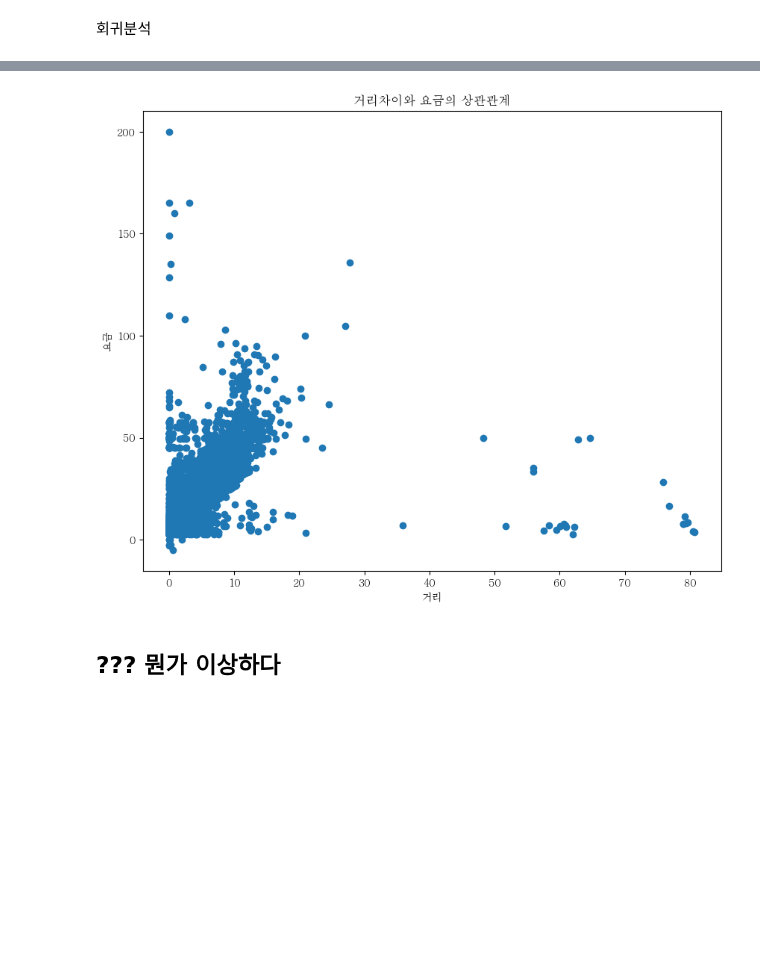
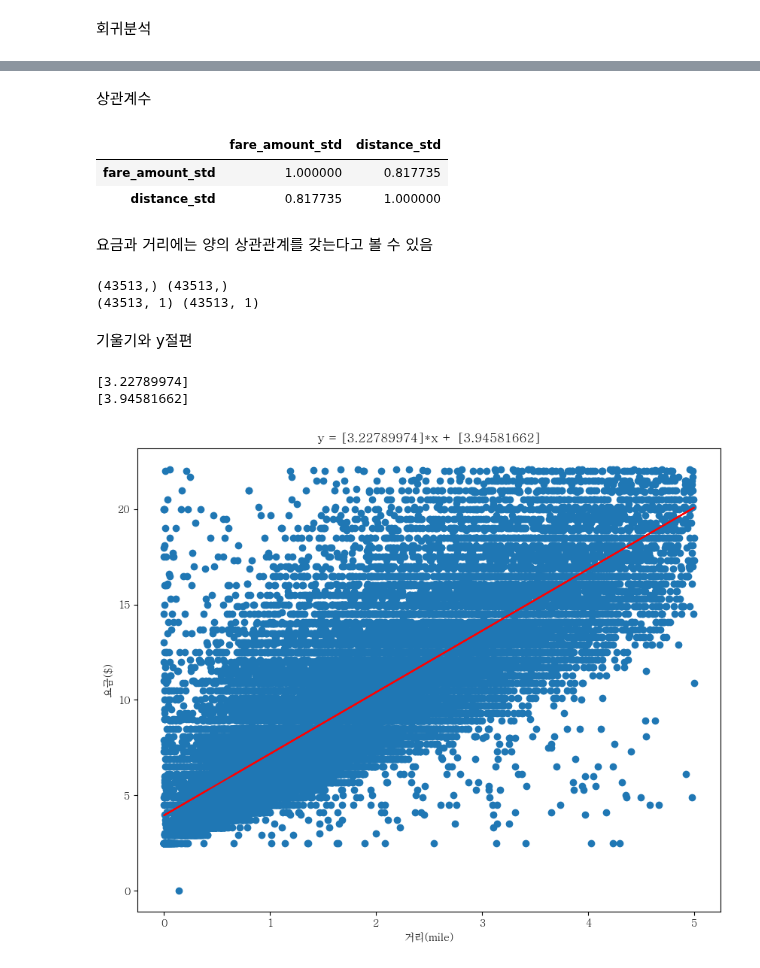
Before and after one commit to gongwon65/day1, a Jupyter notebook: 택시요금예측/main.ipynb, the cells around one changed output, grey strips where cells are left out. Drawn from its saved outputs; the diff is of its cells as text; code cells hidden in the pictures; blank space fills up the shorter version.

```diff
--- a/택시요금예측/main.ipynb
+++ b/택시요금예측/main.ipynb
@@ -132,0 +138,9 @@ df_taxi
+# %%
+a = df_taxi['distance'].copy()
+std_a = (a - a.mean())/a.std()
+
+b = df_taxi['fare_amount'].copy()
+std_b = (b - b.mean())/b.std()
+
+df_ab = pd.DataFrame({'fare_amount_std': std_b, 'distance_std': std_a})
+df_ab
@@ -132,0 +163,13 @@ df_taxi
+# %%
+Q1 = df_ab.quantile(0.25)
+Q3 = df_ab.quantile(0.75)
+IQR = Q3 - Q1
+
+df_out = df_ab[~(df_ab < (Q1 - 1.5 * IQR)).any(axis=1)]
+df_out = df_ab[~(df_ab > (Q3 + 1.5 * IQR)).any(axis=1)]
+
+
+df_out.loc[:, 'distance_std'] = df_out['distance_std']*a.std() + a.mean()
+df_out.loc[:, 'fare_amount_std'] = df_out['fare_amount_std']*b.std() + b.mean()
+
+df_out
@@ -135,15 +221,50 @@ df_taxi
+# %% [markdown]
+상관계수
+# %%
+df_out.corr()
+# %% [output]
+|  | fare_amount_std | distance_std |
+| fare_amount_std | 1.000000 | 0.817735 |
+| distance_std | 0.817735 | 1.000000 |
+# %% [markdown]
+요금과 거리에는 양의 상관관계를 갖는다고 볼 수 있음
+# %%
+from sklearn.linear_model import LinearRegression
+
+X = df_out.distance_std.values
+Y = df_out.fare_amount_std.values
+print(X.shape, Y.shape)
+
+X = X.reshape(-1,1)
+Y = Y.reshape(-1,1)
+print(X.shape, Y.shape)
+# %% [output]
+(43513,) (43513,)
+(43513, 1) (43513, 1)
+# %% [markdown]
+기울기와 y절편
+# %%
+lr = LinearRegression()
+
+lr.fit(X, Y)
+
+print (lr.coef_[0])
+
+print (lr.intercept_)
+# %% [output]
+[3.22789974]
+[3.94581662]
 # %%
-plt.rc('font', family='batang')
+NewY = lr.coef_[0]*X +lr.intercept_
 
 fig = plt.figure(figsize=(10,8))
 ax = fig.add_subplot(1,1,1)
-ax.scatter(df_taxi['distance'], df_taxi['fare_amount'])
-ax.set_xlabel('거리')
-ax.set_ylabel('요금')
+ax.scatter(X, Y)
+ax.set_xlabel('거리(mile)')
+ax.set_ylabel('요금($)')
 
-plt.title('거리차이와 요금의 상관관계')
+plt.plot(X, NewY, color='red')
+plt.title('y = {}*x + {}'.format(lr.coef_[0], lr.intercept_))
 plt.show()
 # %% [output]
-[figure, old version]
+[figure, new version]
-# %% [markdown]
-## ??? 뭔가 이상하다
```
Also changed, not shown: parts of 17 cells of this notebook.
